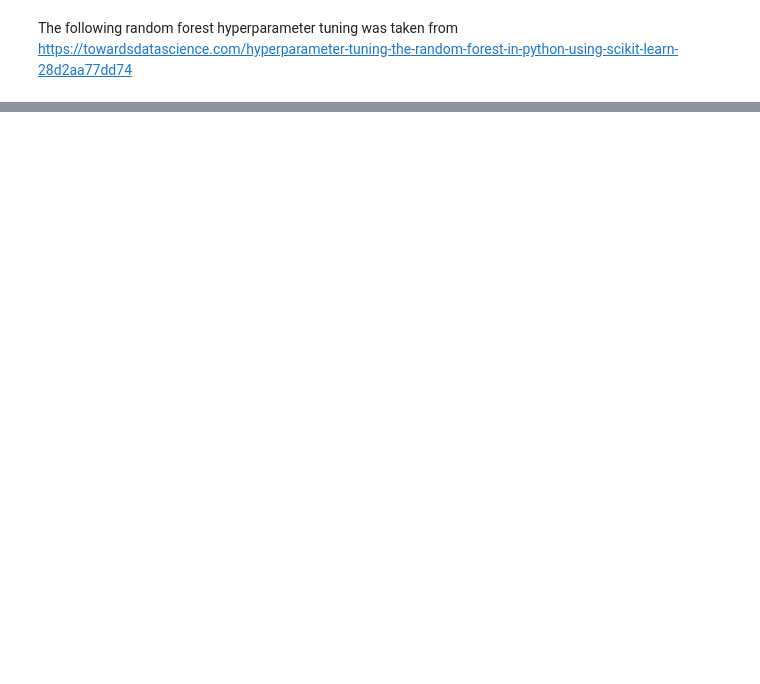
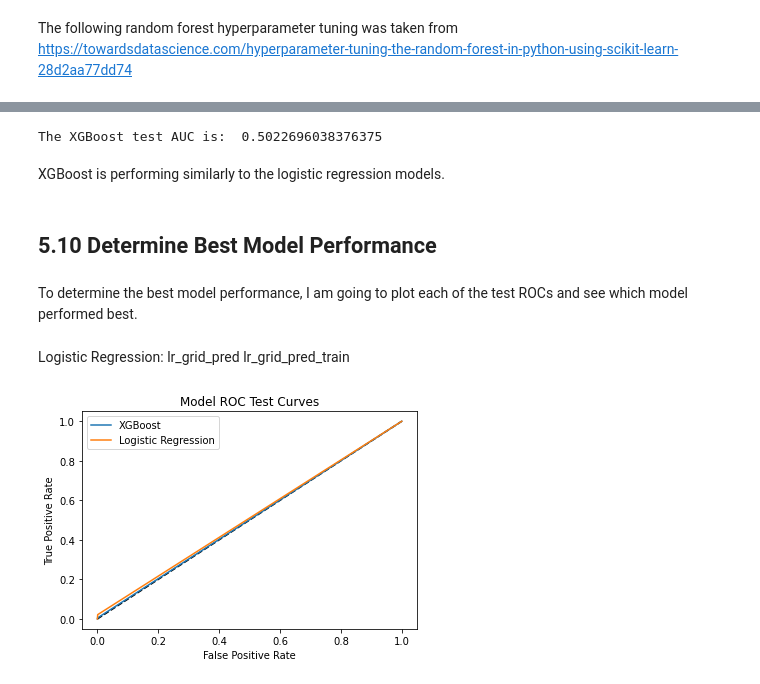
Before and after one commit to S-McDermott/Capstone-2-Loan_Default, a Jupyter notebook: 5_Modeling.ipynb, the cells around one changed output, grey strips where cells are left out. Drawn from its saved outputs; the diff is of its cells as text; code cells hidden in the pictures; blank space fills up the shorter version.

Commit message:
Updated modeling notebook

```diff
--- a/5_Modeling.ipynb
+++ b/5_Modeling.ipynb
@@ -422,0 +339,9 @@ roc_auc_score(yL_test, y_pred_xgb_thres)
+# %%
+# Use the random grid to search for best hyperparameters
+# First create the base model to tune
+rf2 = RandomForestClassifier()
+# Random search of parameters, using 3 fold cross validation,
+# search across 100 different combinations, and use all available cores
+rf2_random = RandomizedSearchCV(estimator = rf2, param_distributions = random_grid, n_iter = 15, cv = 3, verbose=2, random_state=42, n_jobs = -1, scoring='precision_macro')
+# Fit the random search model
+rf2_random.fit(X_train, y_train)
@@ -422,0 +398,21 @@ roc_auc_score(yL_test, y_pred_xgb_thres)
+# %%
+# Create the parameter grid: xgb_param_grid
+xgb_param_grid = {
+    'objective': ['reg:logistic'],
+    'colsample_bytree': [0.3, 0.7, 0.8],
+    'n_estimators': [35, 50],
+    'max_depth': [7, 10, 15],
+    'eta': [0.01, 0.1, 0.2, 0.3],
+}
+
+# Instantiate the regressor: xgb
+xgb_cl = xgb.XGBClassifier(eval_metric='aucpr', use_label_encoder=False)
+
+# Perform random search: grid_xgb
+grid_xgb = GridSearchCV(xgb_cl, param_grid=xgb_param_grid, cv=3, verbose=1, scoring="precision_macro")
+# %%
+# Fit grid_xgb to the data
+grid_xgb.fit(X_train, y_train)
+
+# Print the best parameters found
+print("Best parameters found: ", grid_xgb.best_params_)
@@ -422,0 +422,3 @@ roc_auc_score(yL_test, y_pred_xgb_thres)
+# %%
+y_train_pred = grid_xgb.predict(X_train)
+y_test_pred = grid_xgb.predict(X_test)
@@ -422,0 +450,28 @@ roc_auc_score(yL_test, y_pred_xgb_thres)
+# %%
+print('The XGBoost test AUC is: ', roc_auc_score(y_test, y_test_pred))
+# %% [output]
+The XGBoost test AUC is:  0.5022696038376375
+# %% [markdown]
+XGBoost is performing similarly to the logistic regression models.
+# %% [markdown]
+## 5.10 Determine Best Model Performance<a id='5.10_Determine_Best_Model_Performance'></a>
+# %% [markdown]
+To determine the best model performance, I am going to plot each of the test ROCs and see which model performed best.
+# %% [markdown]
+Logistic Regression:
+lr_grid_pred
+lr_grid_pred_train
+# %%
+# Plot the ROC curve
+fpr, tpr, thresholds = roc_curve(y_test, y_test_pred)
+fpr1, tpr1, thresholds1 = roc_curve(yD_test, y_pred_logreg)
+plt.plot([0,1], [0,1], 'k--')
+plt.plot(fpr, tpr, label='XGBoost')
+plt.plot(fpr1, tpr1, label='Logistic Regression')
+plt.xlabel('False Positive Rate')
+plt.ylabel('True Positive Rate')
+plt.legend()
+plt.title('Model ROC Test Curves')
+plt.show()
+# %% [output]
+[figure, added]
```
Also changed, not shown: parts of 136 cells of this notebook.
